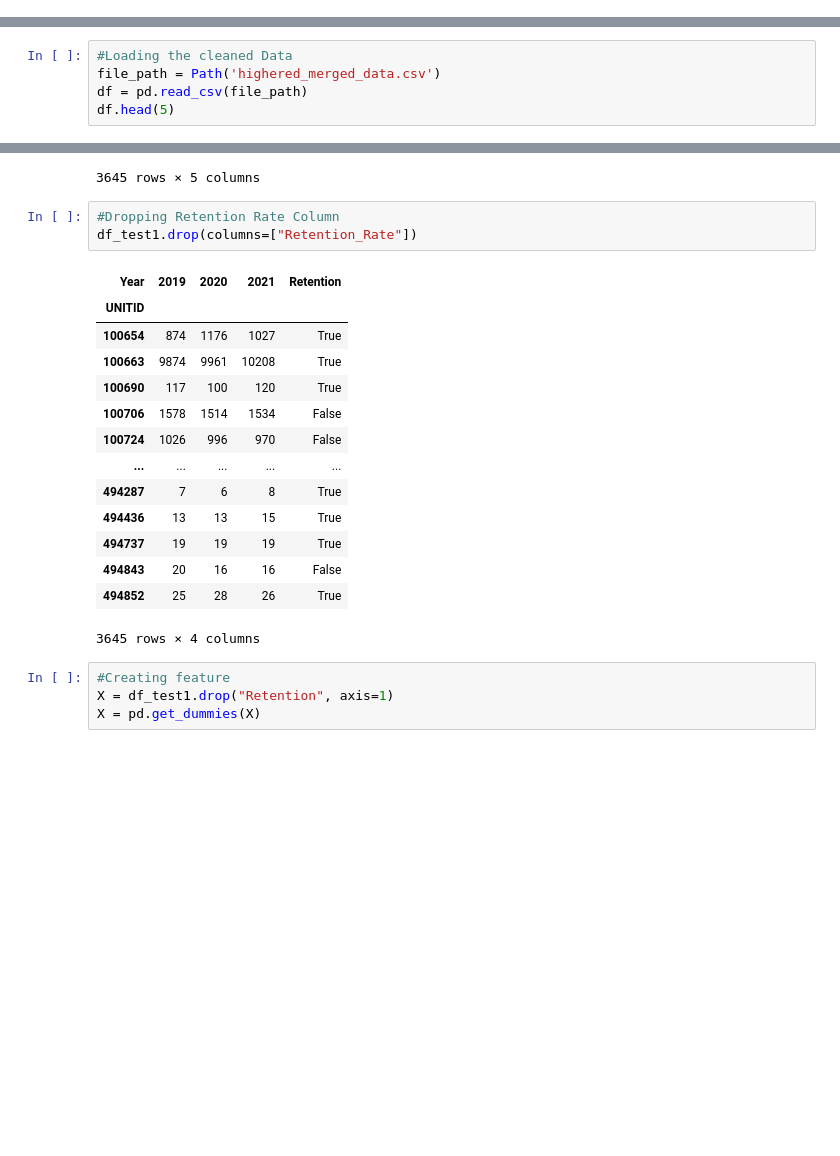
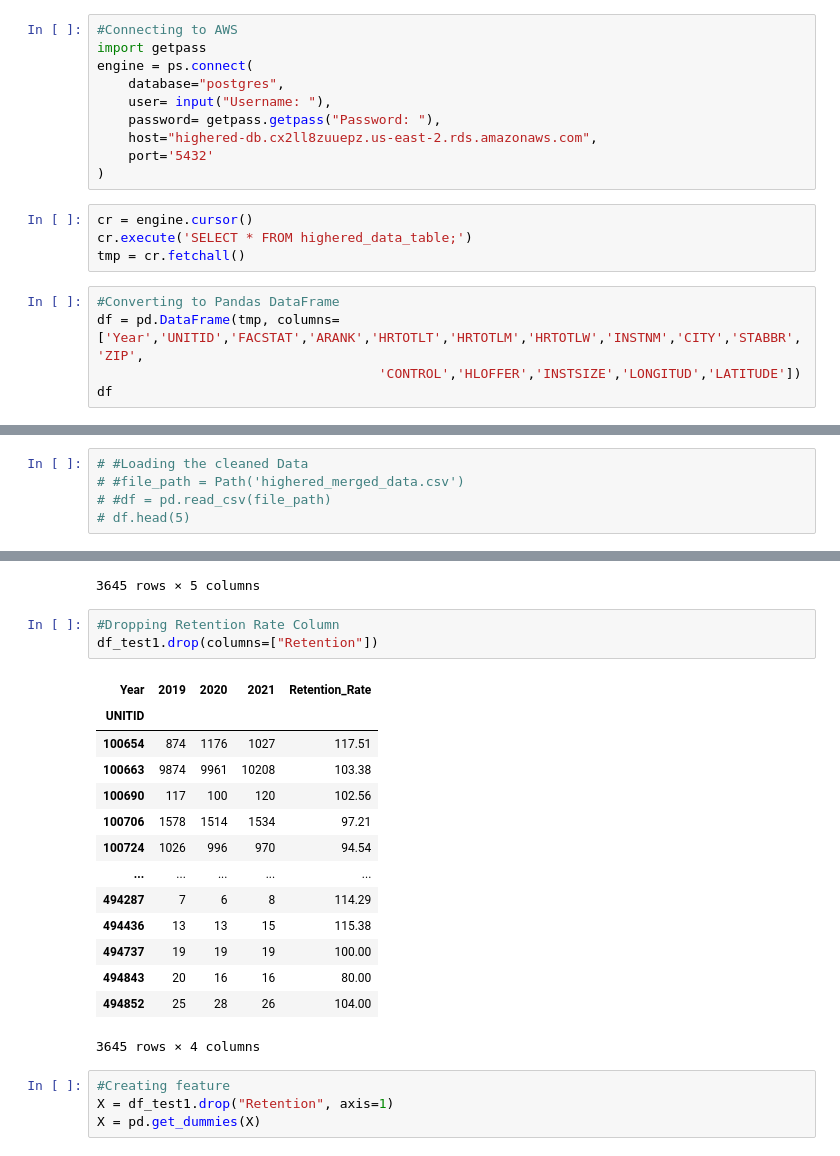
Before and after one commit to davidbowen87/higher_education, a Jupyter notebook: mach_learn_draft/mach_learn_draft.ipynb, the cells around one changed output, grey strips where cells are left out. Cells and saved outputs as stored; diff of their text form; blank space fills up the shorter version.

Commit message:
updating machine learning with aws connection

```diff
--- a/mach_learn_draft/mach_learn_draft.ipynb
+++ b/mach_learn_draft/mach_learn_draft.ipynb
@@ -9,3 +12,22 @@ from collections import Counter
 from sklearn.metrics import balanced_accuracy_score
 from sklearn.metrics import confusion_matrix
 from imblearn.metrics import classification_report_imbalanced
+# %%
+#Connecting to AWS
+import getpass
+engine = ps.connect(
+    database="postgres",
+    user= input("Username: "),
+    password= getpass.getpass("Password: "),
+    host="highered-db.cx2ll8zuuepz.us-east-2.rds.amazonaws.com",
+    port='5432'
+)
+# %%
+cr = engine.cursor()
+cr.execute('SELECT * FROM highered_data_table;')
+tmp = cr.fetchall()
+# %%
+#Converting to Pandas DataFrame
+df = pd.DataFrame(tmp, columns= ['Year','UNITID','FACSTAT','ARANK','HRTOTLT','HRTOTLM','HRTOTLW','INSTNM','CITY','STABBR','ZIP',
+                                    'CONTROL','HLOFFER','INSTSIZE','LONGITUD','LATITUDE'])
+df
@@ -12,5 +48,5 @@ from imblearn.metrics import classification_report_imbalanced
 # %%
-#Loading the cleaned Data
-file_path = Path('highered_merged_data.csv')
-df = pd.read_csv(file_path)
-df.head(5)
+# #Loading the cleaned Data
+# #file_path = Path('highered_merged_data.csv')
+# #df = pd.read_csv(file_path)
+# df.head(5)
@@ -127,21 +160,21 @@ df_test1
 3645 rows × 5 columns
 # %%
 #Dropping Retention Rate Column
-df_test1.drop(columns=["Retention_Rate"])
+df_test1.drop(columns=["Retention"])
 # %% [output]
-| Year | 2019 | 2020 | 2021 | Retention |
+| Year | 2019 | 2020 | 2021 | Retention_Rate |
 | UNITID |  |  |  |  |
-| 100654 | 874 | 1176 | 1027 | True |
-| 100663 | 9874 | 9961 | 10208 | True |
-| 100690 | 117 | 100 | 120 | True |
-| 100706 | 1578 | 1514 | 1534 | False |
-| 100724 | 1026 | 996 | 970 | False |
+| 100654 | 874 | 1176 | 1027 | 117.51 |
+| 100663 | 9874 | 9961 | 10208 | 103.38 |
+| 100690 | 117 | 100 | 120 | 102.56 |
+| 100706 | 1578 | 1514 | 1534 | 97.21 |
+| 100724 | 1026 | 996 | 970 | 94.54 |
 | ... | ... | ... | ... | ... |
-| 494287 | 7 | 6 | 8 | True |
-| 494436 | 13 | 13 | 15 | True |
-| 494737 | 19 | 19 | 19 | True |
-| 494843 | 20 | 16 | 16 | False |
-| 494852 | 25 | 28 | 26 | True |
+| 494287 | 7 | 6 | 8 | 114.29 |
+| 494436 | 13 | 13 | 15 | 115.38 |
+| 494737 | 19 | 19 | 19 | 100.00 |
+| 494843 | 20 | 16 | 16 | 80.00 |
+| 494852 | 25 | 28 | 26 | 104.00 |
 3645 rows × 4 columns
 # %%
 #Creating feature
```
Also changed, not shown: parts of 8 cells of this notebook.
